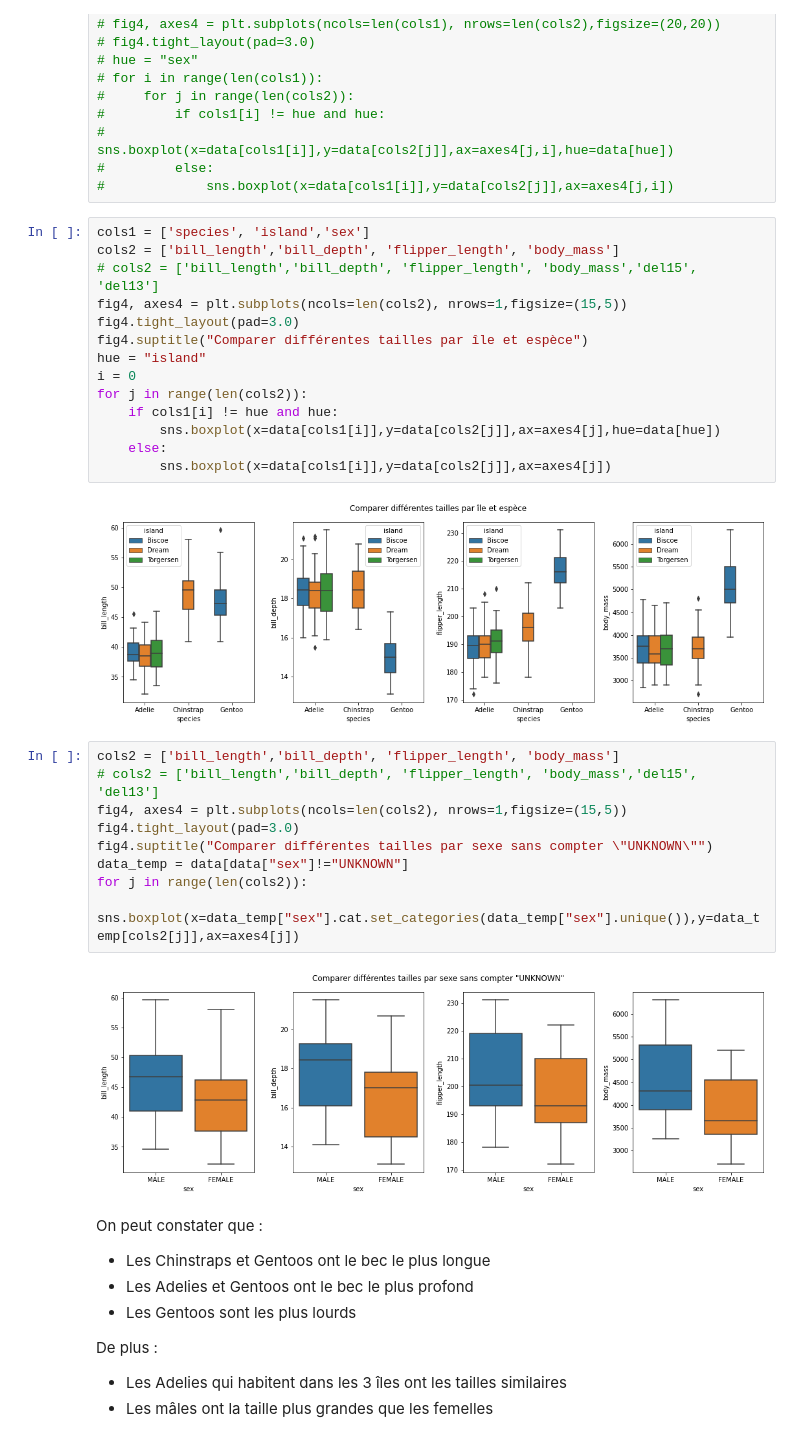
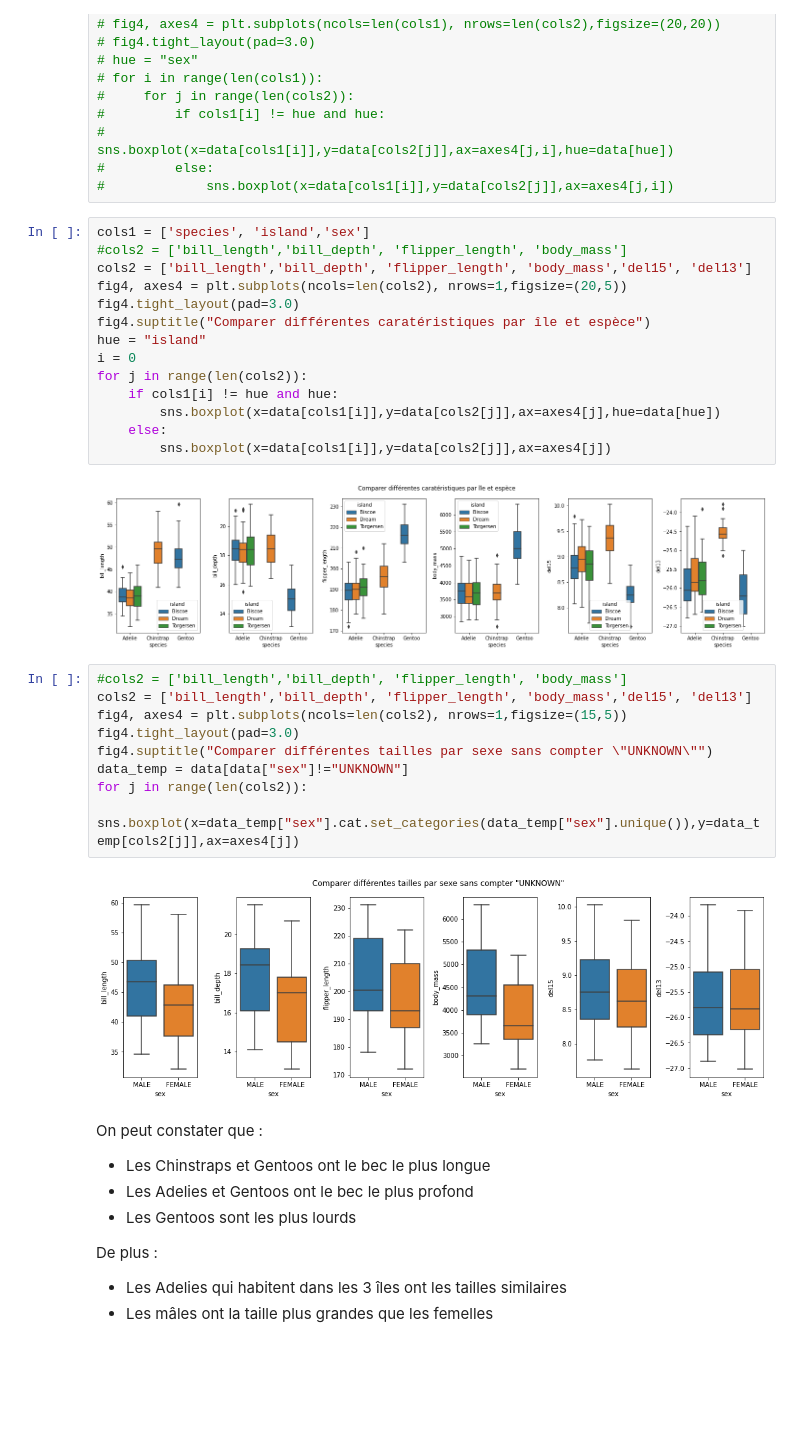
Before and after one commit to doanhat/Data-analysis-penguins, a Jupyter notebook: preprocessing/2_exploration_data.ipynb, the cells around one changed output. Cells and saved outputs as stored; diff of their text form; blank space fills up the shorter version.

```diff
--- a/preprocessing/2_exploration_data.ipynb
+++ b/preprocessing/2_exploration_data.ipynb
@@ -168,23 +164,23 @@ getFigureAtPos(**{
 #             sns.boxplot(x=data[cols1[i]],y=data[cols2[j]],ax=axes4[j,i])
 # %%
 cols1 = ['species', 'island','sex']
-cols2 = ['bill_length','bill_depth', 'flipper_length', 'body_mass']
-# cols2 = ['bill_length','bill_depth', 'flipper_length', 'body_mass','del15', 'del13']
-fig4, axes4 = plt.subplots(ncols=len(cols2), nrows=1,figsize=(15,5))
+#cols2 = ['bill_length','bill_depth', 'flipper_length', 'body_mass']
+cols2 = ['bill_length','bill_depth', 'flipper_length', 'body_mass','del15', 'del13']
+fig4, axes4 = plt.subplots(ncols=len(cols2), nrows=1,figsize=(20,5))
 fig4.tight_layout(pad=3.0)
-fig4.suptitle("Comparer différentes tailles par île et espèce")
+fig4.suptitle("Comparer différentes caratéristiques par île et espèce")
 hue = "island"
 i = 0
 for j in range(len(cols2)):
     if cols1[i] != hue and hue:
         sns.boxplot(x=data[cols1[i]],y=data[cols2[j]],ax=axes4[j],hue=data[hue])
     else:
         sns.boxplot(x=data[cols1[i]],y=data[cols2[j]],ax=axes4[j])
 # %% [output]
-[figure, old version]
+[figure, new version]
 # %%
-cols2 = ['bill_length','bill_depth', 'flipper_length', 'body_mass']
-# cols2 = ['bill_length','bill_depth', 'flipper_length', 'body_mass','del15', 'del13']
+#cols2 = ['bill_length','bill_depth', 'flipper_length', 'body_mass']
+cols2 = ['bill_length','bill_depth', 'flipper_length', 'body_mass','del15', 'del13']
 fig4, axes4 = plt.subplots(ncols=len(cols2), nrows=1,figsize=(15,5))
 fig4.tight_layout(pad=3.0)
 fig4.suptitle("Comparer différentes tailles par sexe sans compter \"UNKNOWN\"")
@@ -192,7 +188,7 @@ data_temp = data[data["sex"]!="UNKNOWN"]
 for j in range(len(cols2)):
     sns.boxplot(x=data_temp["sex"].cat.set_categories(data_temp["sex"].unique()),y=data_temp[cols2[j]],ax=axes4[j])
 # %% [output]
-[figure, old version]
+[figure, new version]
 # %% [markdown]
 On peut constater que :
 - Les Chinstraps et Gentoos ont le bec le plus longue
```
Also changed, not shown: parts of 10 cells of this notebook, 2 other files.
